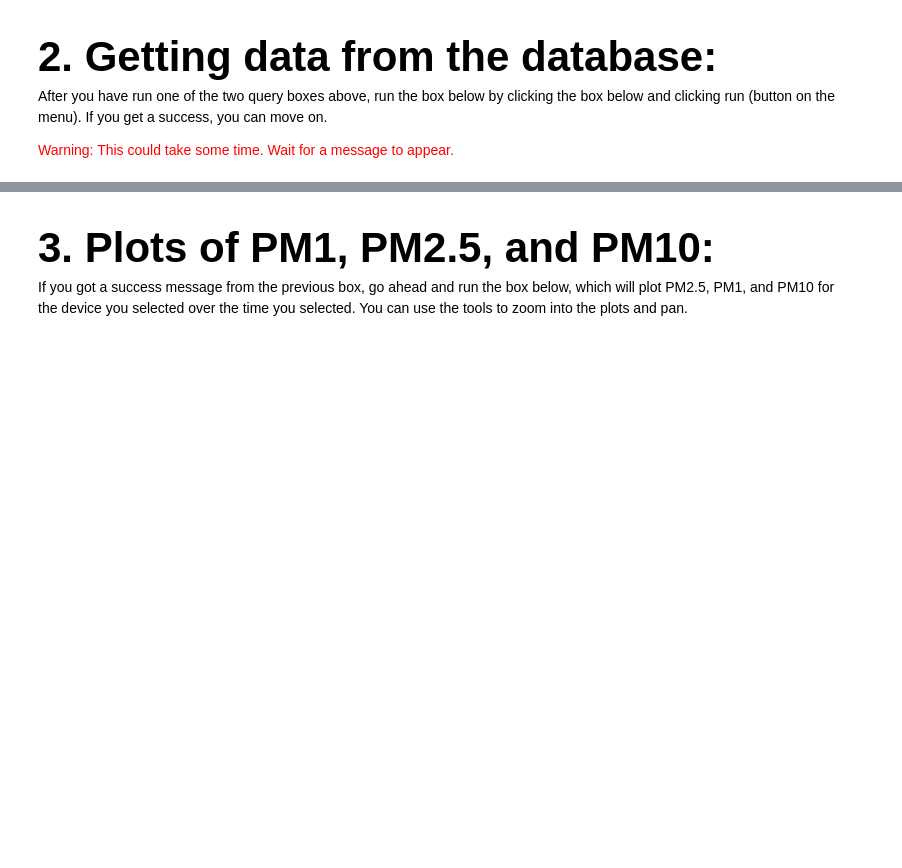
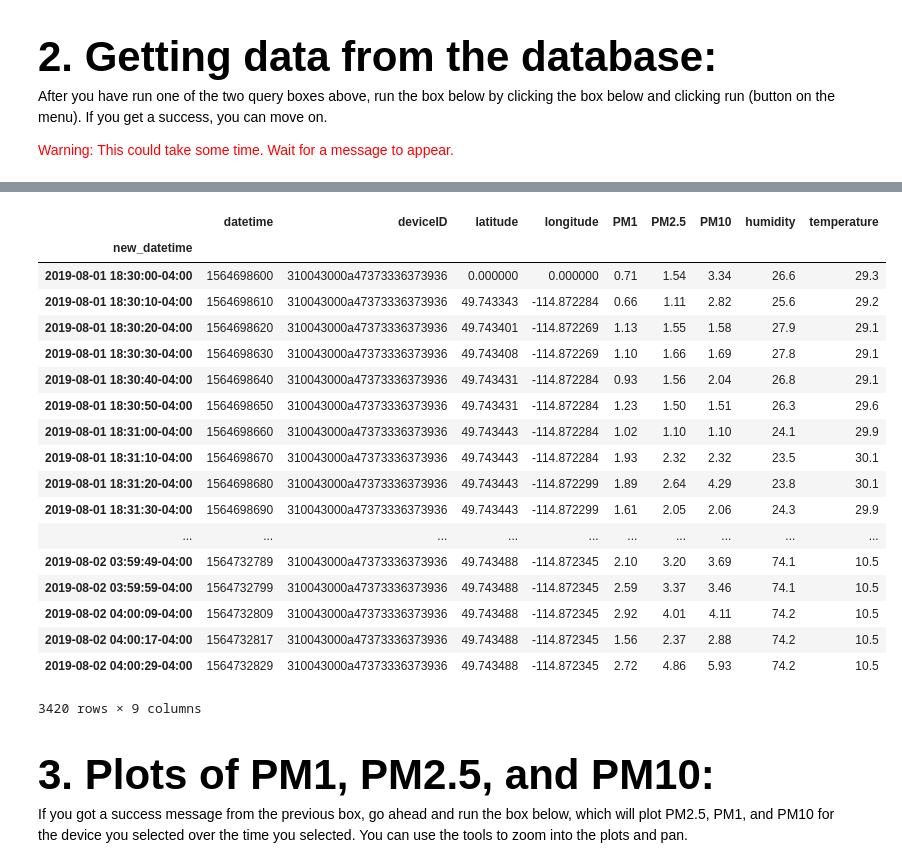
Before and after one commit to annzhang22/canada_data, a Jupyter notebook: Canada_Deployment_Data_1.ipynb, the cells around one changed output, grey strips where cells are left out. Drawn from its saved outputs; the diff is of its cells as text; code cells hidden in the pictures; blank space fills up the shorter version.

```diff
--- a/Canada_Deployment_Data_1.ipynb
+++ b/Canada_Deployment_Data_1.ipynb
@@ -90,10 +90,10 @@ if status=="2" or status=="3":
         print ('Your query did not have any results.')
     else:
         print('Success! You used the API to get data from the database! This is a brief overview of the data:' )
-    cols=['datetime','deviceID','latitude', 'longitude', 'PM1','PM2.5','PM10', 'bin0', 'bin1', 'bin2', 'bin3', 'bin4', 'bin5', 'bin6', 'bin7', 'bin8', 'bin9','bin10', 'bin11', 'bin12', 'bin13', 'bin14',
-          'bin15', 'humidity', 'temperature','sfr', 'On']
+    cols=['datetime','deviceID','latitude', 'longitude', 'PM1','PM2.5','PM10', 'humidity', 'temperature', 'bin0', 'bin1', 'bin2', 'bin3', 'bin4', 'bin5', 'bin6', 'bin7', 'bin8', 'bin9','bin10', 'bin11', 'bin12', 'bin13', 'bin14',
+          'bin15','sfr', 'On']
     new_df = new_df[cols]
-    print(new_df)
+    display(new_df.iloc[:,list(range(0,9))])
 else:
     raise ValueError('Error: Check Query Parameters and try again. Either you input the parameters incorrectly or no data exists for that period. You need a Success before moving on to the next box.')
 # %% [output]
@@ -117,3 +101,22 @@ new_datetime
+|  | datetime | deviceID | latitude | longitude | PM1 | PM2.5 | PM10 | humidity | temperature |
+| new_datetime |  |  |  |  |  |  |  |  |  |
+| 2019-08-01 18:30:00-04:00 | 1564698600 | 310043000a47373336373936 | 0.000000 | 0.000000 | 0.71 | 1.54 | 3.34 | 26.6 | 29.3 |
+| 2019-08-01 18:30:10-04:00 | 1564698610 | 310043000a47373336373936 | 49.743343 | -114.872284 | 0.66 | 1.11 | 2.82 | 25.6 | 29.2 |
+| 2019-08-01 18:30:20-04:00 | 1564698620 | 310043000a47373336373936 | 49.743401 | -114.872269 | 1.13 | 1.55 | 1.58 | 27.9 | 29.1 |
+| 2019-08-01 18:30:30-04:00 | 1564698630 | 310043000a47373336373936 | 49.743408 | -114.872269 | 1.10 | 1.66 | 1.69 | 27.8 | 29.1 |
+| 2019-08-01 18:30:40-04:00 | 1564698640 | 310043000a47373336373936 | 49.743431 | -114.872284 | 0.93 | 1.56 | 2.04 | 26.8 | 29.1 |
+| 2019-08-01 18:30:50-04:00 | 1564698650 | 310043000a47373336373936 | 49.743431 | -114.872284 | 1.23 | 1.50 | 1.51 | 26.3 | 29.6 |
+| 2019-08-01 18:31:00-04:00 | 1564698660 | 310043000a47373336373936 | 49.743443 | -114.872284 | 1.02 | 1.10 | 1.10 | 24.1 | 29.9 |
+| 2019-08-01 18:31:10-04:00 | 1564698670 | 310043000a47373336373936 | 49.743443 | -114.872284 | 1.93 | 2.32 | 2.32 | 23.5 | 30.1 |
+| 2019-08-01 18:31:20-04:00 | 1564698680 | 310043000a47373336373936 | 49.743443 | -114.872299 | 1.89 | 2.64 | 4.29 | 23.8 | 30.1 |
+| 2019-08-01 18:31:30-04:00 | 1564698690 | 310043000a47373336373936 | 49.743443 | -114.872299 | 1.61 | 2.05 | 2.06 | 24.3 | 29.9 |
+| ... | ... | ... | ... | ... | ... | ... | ... | ... | ... |
+| 2019-08-02 03:59:49-04:00 | 1564732789 | 310043000a47373336373936 | 49.743488 | -114.872345 | 2.10 | 3.20 | 3.69 | 74.1 | 10.5 |
+| 2019-08-02 03:59:59-04:00 | 1564732799 | 310043000a47373336373936 | 49.743488 | -114.872345 | 2.59 | 3.37 | 3.46 | 74.1 | 10.5 |
+| 2019-08-02 04:00:09-04:00 | 1564732809 | 310043000a47373336373936 | 49.743488 | -114.872345 | 2.92 | 4.01 | 4.11 | 74.2 | 10.5 |
+| 2019-08-02 04:00:17-04:00 | 1564732817 | 310043000a47373336373936 | 49.743488 | -114.872345 | 1.56 | 2.37 | 2.88 | 74.2 | 10.5 |
+| 2019-08-02 04:00:29-04:00 | 1564732829 | 310043000a47373336373936 | 49.743488 | -114.872345 | 2.72 | 4.86 | 5.93 | 74.2 | 10.5 |
+3420 rows × 9 columns
 # %% [markdown]
 <h2 style="font-family: Arial; font-size:3em;color:black;">3. Plots of PM1, PM2.5, and PM10:</h2>
 
```
Also changed, not shown: parts of 2 cells of this notebook.
